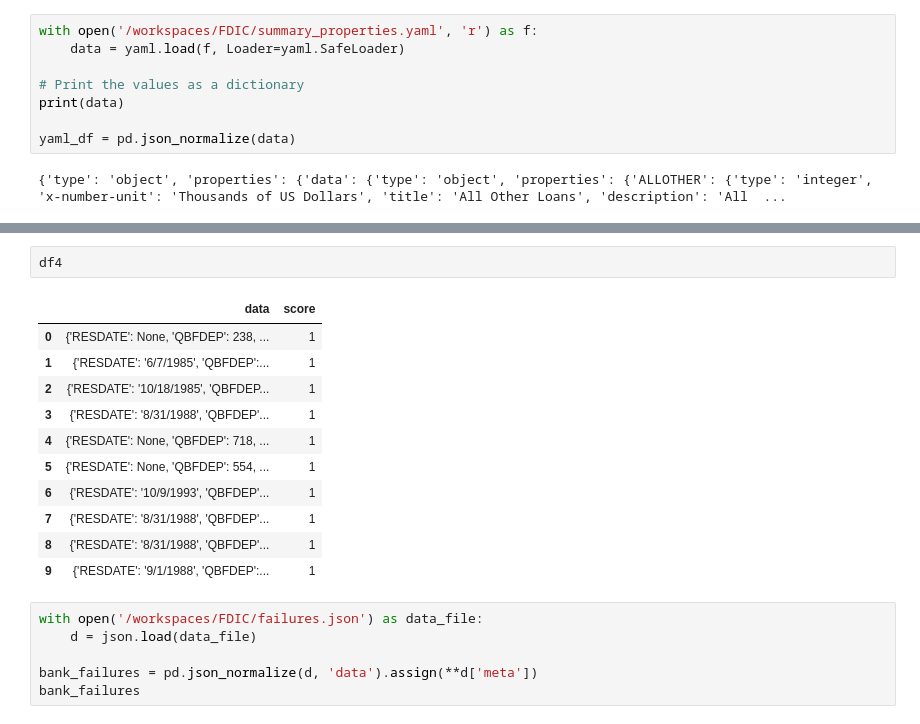
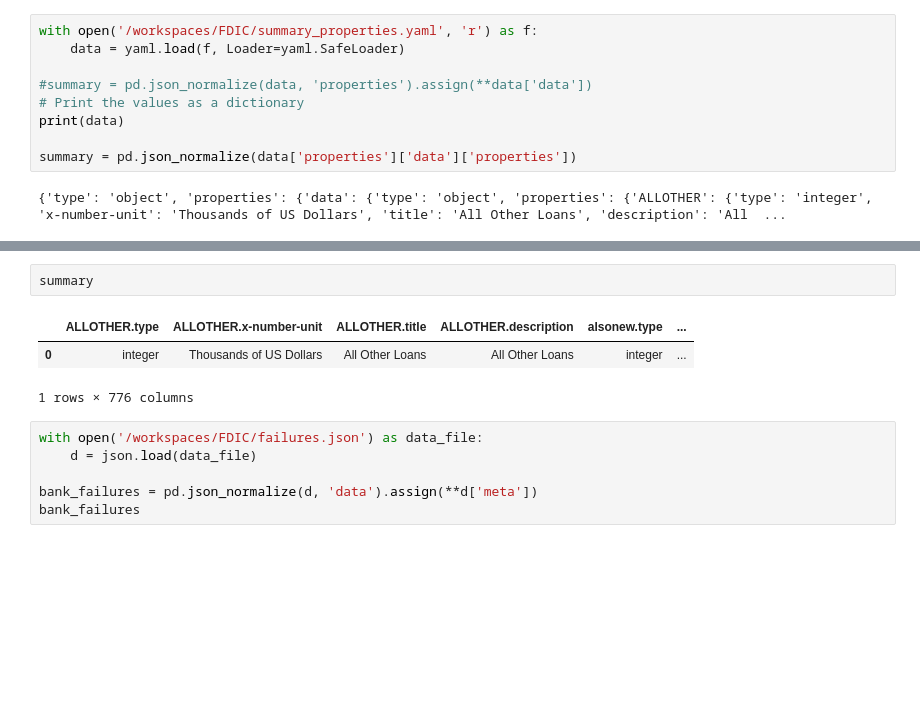
Before and after one commit to sc6354/Demand-Forecasting, a Jupyter notebook: analysis.ipynb, the cells around one changed output, grey strips where cells are left out. Drawn from its saved outputs; the diff is of its cells as text; blank space fills up the shorter version.

Commit message:
added data defintions

```diff
--- a/analysis.ipynb
+++ b/analysis.ipynb
@@ -24,9 +53,10 @@ failed_banks
 with open('/workspaces/FDIC/summary_properties.yaml', 'r') as f:
 	data = yaml.load(f, Loader=yaml.SafeLoader)
 
+#summary = pd.json_normalize(data, 'properties').assign(**data['data'])
 # Print the values as a dictionary
 print(data)
 
-yaml_df = pd.json_normalize(data)
+summary = pd.json_normalize(data['properties']['data']['properties'])
 # %% [output]
 {'type': 'object', 'properties': {'data': {'type': 'object', 'properties': {'ALLOTHER': {'type': 'integer', 'x-number-unit': 'Thousands of US Dollars', 'title': 'All Other Loans', 'description': 'All  ...
@@ -64,17 +63,9 @@ df3['data']
-# %%
-df4
-# %% [output]
-|  | data | score |
-| 0 | {'RESDATE': None, 'QBFDEP': 238, ... | 1 |
-| 1 | {'RESDATE': '6/7/1985', 'QBFDEP':... | 1 |
-| 2 | {'RESDATE': '10/18/1985', 'QBFDEP... | 1 |
-| 3 | {'RESDATE': '8/31/1988', 'QBFDEP'... | 1 |
-| 4 | {'RESDATE': None, 'QBFDEP': 718, ... | 1 |
-| 5 | {'RESDATE': None, 'QBFDEP': 554, ... | 1 |
-| 6 | {'RESDATE': '10/9/1993', 'QBFDEP'... | 1 |
-| 7 | {'RESDATE': '8/31/1988', 'QBFDEP'... | 1 |
-| 8 | {'RESDATE': '8/31/1988', 'QBFDEP'... | 1 |
-| 9 | {'RESDATE': '9/1/1988', 'QBFDEP':... | 1 |
+# %%
+summary
+# %% [output]
+|  | ALLOTHER.type | ALLOTHER.x-number-unit | ALLOTHER.title | ALLOTHER.description | alsonew.type | ... |
+| 0 | integer | Thousands of US Dollars | All Other Loans | All Other Loans | integer | ... |
+1 rows × 776 columns
 # %%
 with open('/workspaces/FDIC/failures.json') as data_file:
     d = json.load(data_file)
```
Also changed, not shown: parts of 8 cells of this notebook.
